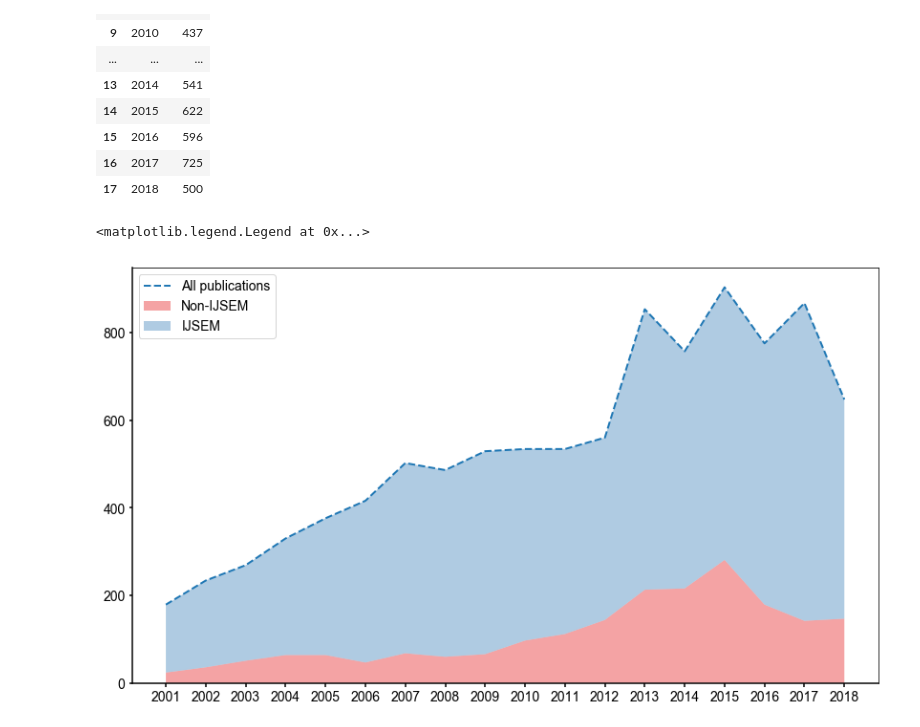
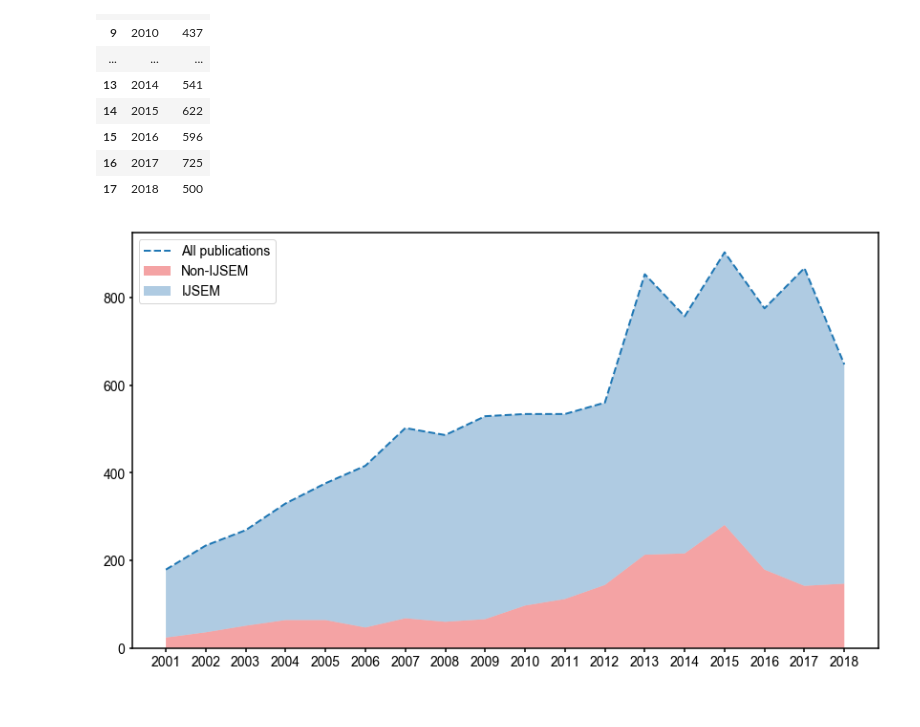
Before and after one commit to fhsantanna/bibliometrics, a Jupyter notebook: script_2_n_revistas_17012019.ipynb, the cells around one changed output. Cells and saved outputs as stored; diff of their text form; code cells hidden in the pictures.

```diff
--- a/script_2_n_revistas_17012019.ipynb
+++ b/script_2_n_revistas_17012019.ipynb
@@ -120,24 +141,23 @@ ijsem_year
 # %%
 import matplotlib.pyplot as plt
 from matplotlib.ticker import MaxNLocator
 from matplotlib.pyplot import savefig
 from matplotlib import rcParams
 rcParams['font.family'] = 'sans-serif'
 rcParams['font.sans-serif'] = ['Arial']
 
 fig, ax = plt.subplots(figsize=(14,8))
 ax.xaxis.set_major_locator(MaxNLocator(integer=True))
-for axis in ['bottom','left']:
+for axis in ['top','bottom','left','right']:
     ax.spines[axis].set_linewidth(1.5)
 ax.xaxis.set_tick_params(width=1.5, labelsize=14)
 ax.yaxis.set_tick_params(width=1.5, labelsize=14)
 pal = sns.color_palette("Set1")
 plt.xticks(ijsem_year["year"])
 plt.plot(per_year['year'], per_year['count'], linewidth=2, label="All publications", ls="dashed")
 plt.stackplot(ijsem_year["year"], df_count_year_not_top["count"], ijsem_year["count"], labels=['Non-IJSEM','IJSEM'], colors=pal, alpha=0.4)
 plt.legend(loc='upper left', prop={'size': 14})
 
-#savefig("fig_2.eps")
+savefig("fig_1.eps")
 # %% [output]
-<matplotlib.legend.Legend at 0x...>
-[figure, old version]
+[figure, new version]
```
Also changed, not shown: parts of 1 cell of this notebook.
